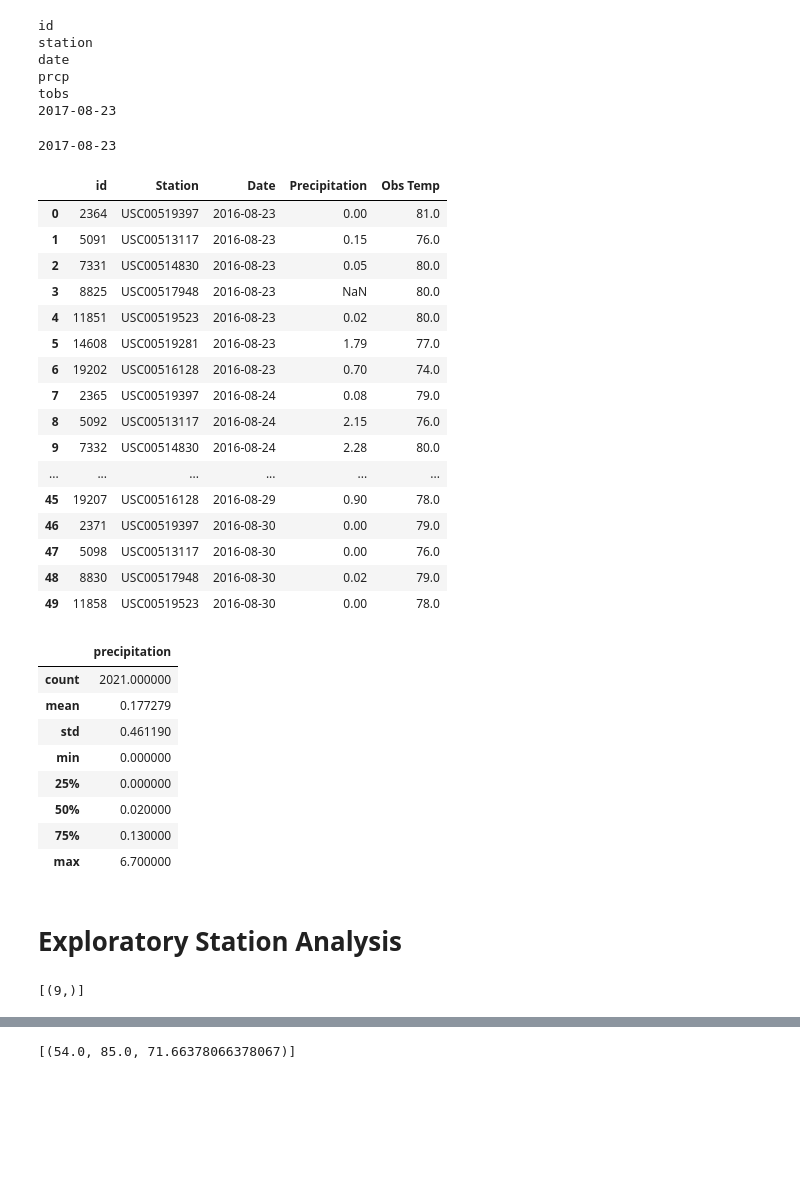
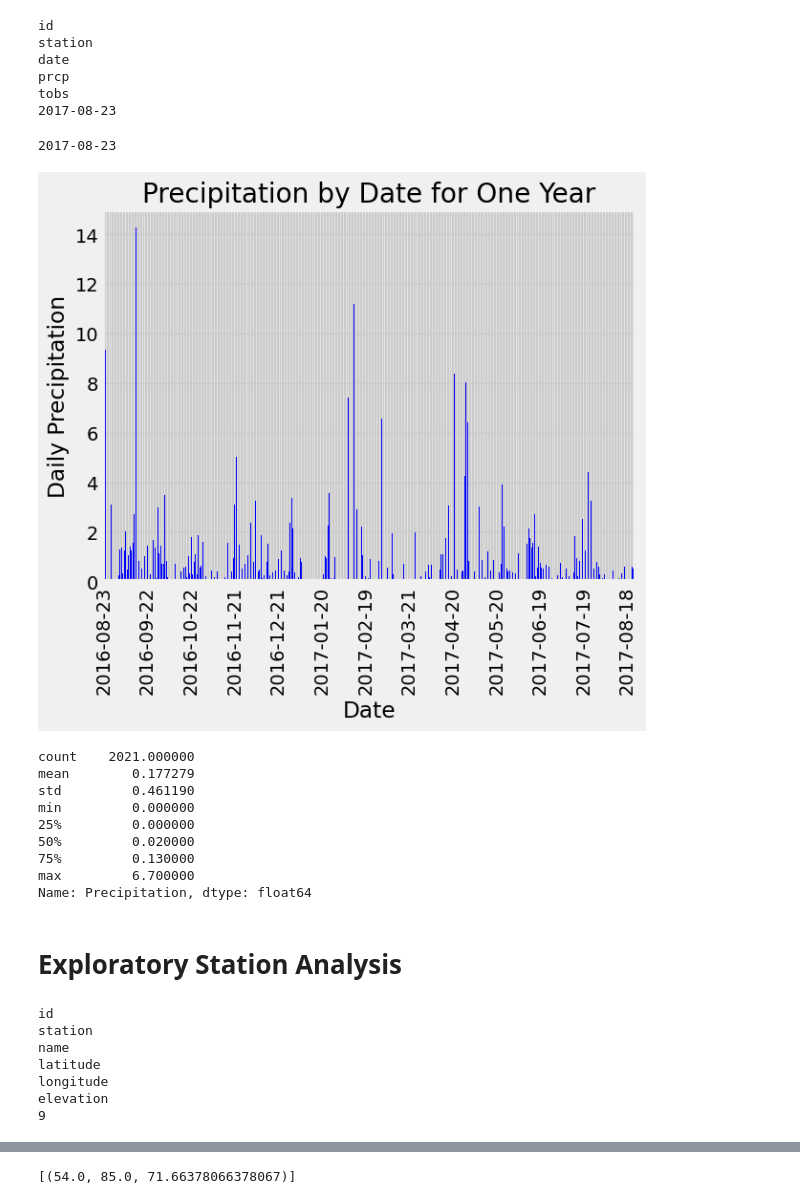
Before and after one commit to BlufferMK/sqlalchemy-challenge, a Jupyter notebook: SurfsUp/climate_starter.ipynb, the cells around one changed output, grey strips where cells are left out. Drawn from its saved outputs; the diff is of its cells as text; code cells hidden in the pictures; blank space fills up the shorter version.

Commit message:
exploratory precipitation analysis complete

```diff
--- a/SurfsUp/climate_starter.ipynb
+++ b/SurfsUp/climate_starter.ipynb
@@ -62,61 +62,65 @@ import datetime as dt
 # %%
 # Design a query to retrieve the last 12 months of precipitation data and plot the results.
 # Starting from the most recent data point in the database.
 
 # Calculate the date one year from the last date in data set.
 print(dt.date(y, m ,d))
 year_before = dt.date(y, m ,d)-dt.timedelta(days=365)
 
 # Perform a query to retrieve the data and precipitation scores
 
 one_year = session.query(Measurement.id, Measurement.station, Measurement.date, Measurement.prcp, Measurement.tobs).\
     filter(Measurement.date>= year_before).\
         order_by(Measurement.date).all()
 
 # Save the query results as a Pandas DataFrame. Explicitly set the column names
 one_year_df = pd.DataFrame(one_year, columns = ['id', 'Station', 'Date', "Precipitation", 'Obs Temp'])
 
 # Sort the dataframe by date
 
-
+precip_by_date = one_year_df.groupby('Date')['Precipitation'].sum().reset_index()
+precip_by_date.head()
 # Use Pandas Plotting with Matplotlib to plot the data
+Precip = precip_by_date.plot.bar(x='Date', y='Precipitation', color = 'blue', rot = 90, legend = None, xlabel = 'Date', ylabel = 'Daily Precipitation')
+for index, label in enumerate(Precip.xaxis.get_ticklabels()):
+    if index % 30 != 0:
+        label.set_visible(False)
+plt.title('Precipitation by Date for One Year')
+plt.show()
 # %% [output]
 2017-08-23
-|  | id | Station | Date | Precipitation | Obs Temp |
-| 0 | 2364 | USC00519397 | 2016-08-23 | 0.00 | 81.0 |
-| 1 | 5091 | USC00513117 | 2016-08-23 | 0.15 | 76.0 |
-| 2 | 7331 | USC00514830 | 2016-08-23 | 0.05 | 80.0 |
-| 3 | 8825 | USC00517948 | 2016-08-23 | NaN | 80.0 |
-| 4 | 11851 | USC00519523 | 2016-08-23 | 0.02 | 80.0 |
-| 5 | 14608 | USC00519281 | 2016-08-23 | 1.79 | 77.0 |
-| 6 | 19202 | USC00516128 | 2016-08-23 | 0.70 | 74.0 |
-| 7 | 2365 | USC00519397 | 2016-08-24 | 0.08 | 79.0 |
-| 8 | 5092 | USC00513117 | 2016-08-24 | 2.15 | 76.0 |
-| 9 | 7332 | USC00514830 | 2016-08-24 | 2.28 | 80.0 |
-| ... | ... | ... | ... | ... | ... |
-| 45 | 19207 | USC00516128 | 2016-08-29 | 0.90 | 78.0 |
-| 46 | 2371 | USC00519397 | 2016-08-30 | 0.00 | 79.0 |
-| 47 | 5098 | USC00513117 | 2016-08-30 | 0.00 | 76.0 |
-| 48 | 8830 | USC00517948 | 2016-08-30 | 0.02 | 79.0 |
-| 49 | 11858 | USC00519523 | 2016-08-30 | 0.00 | 78.0 |
+[figure, added]
 # %%
 # Use Pandas to calculate the summary statistics for the precipitation data
+one_year_df['Precipitation'].describe()
 # %% [output]
-|  | precipitation |
-| count | 2021.000000 |
-| mean | 0.177279 |
-| std | 0.461190 |
-| min | 0.000000 |
-| 25% | 0.000000 |
-| 50% | 0.020000 |
-| 75% | 0.130000 |
-| max | 6.700000 |
+count    2021.000000
+mean        0.177279
+std         0.461190
+min         0.000000
+25%         0.000000
+50%         0.020000
+75%         0.130000
+max         6.700000
+Name: Precipitation, dtype: float64
 # %% [markdown]
 # Exploratory Station Analysis
 # %%
 # Design a query to calculate the total number of stations in the dataset
+columns = inspector.get_columns('Station')
+for column in columns:
+    print(column['name'])
+
+query1 = session.query(Station.station).count()
+print(query1)
 # %% [output]
-[(9,)]
+id
+station
+name
+latitude
+longitude
+elevation
+9
 # %%
 # Design a query to find the most active stations (i.e. which stations have the most rows?)
 # List the stations and their counts in descending order.
```
Also changed, not shown: parts of 1 cell of this notebook.
